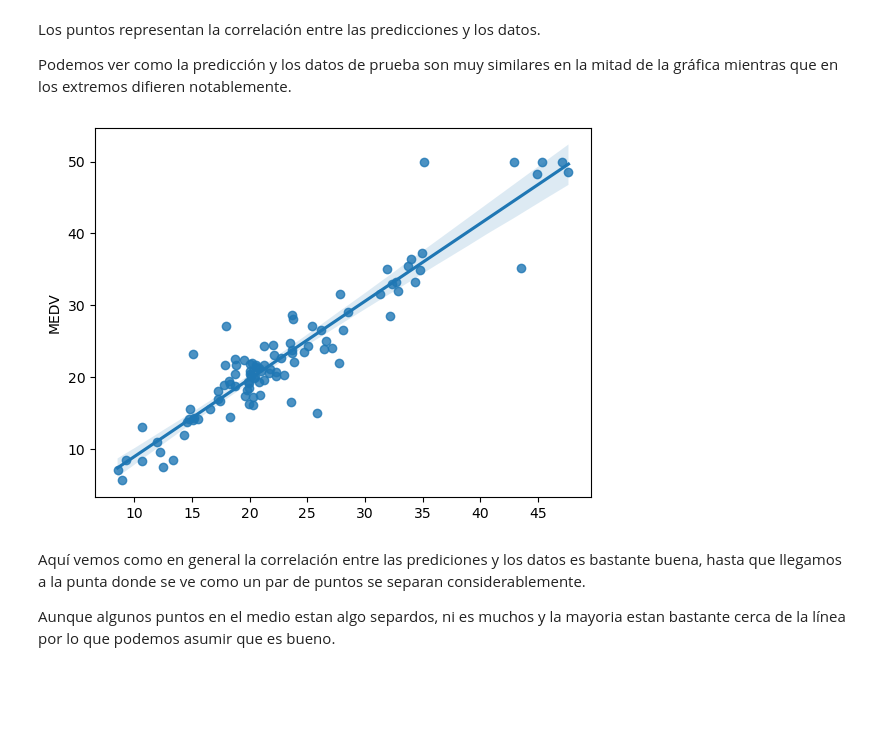
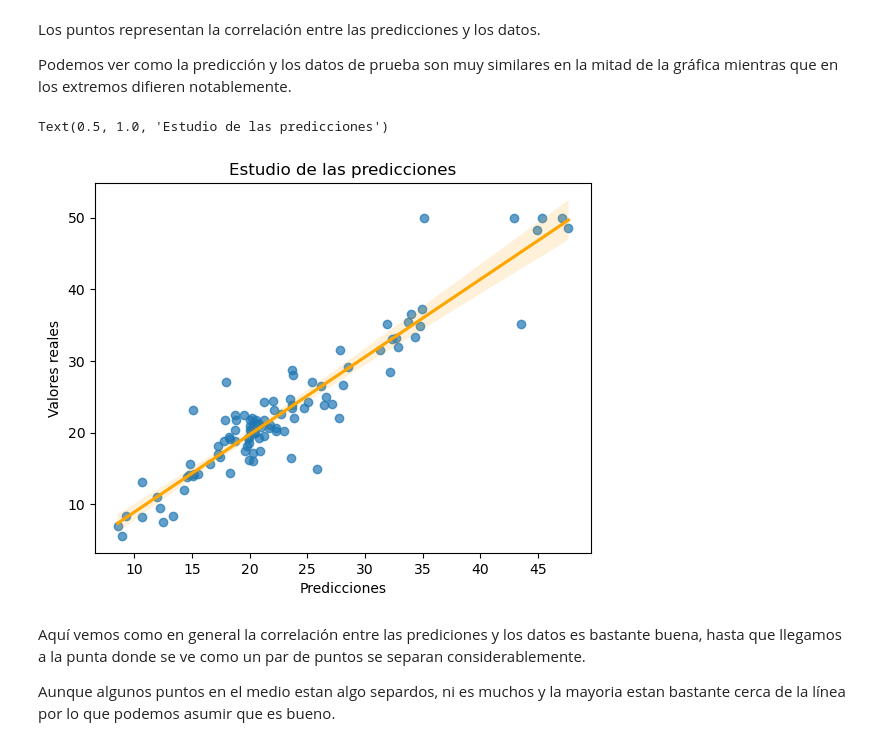
Before and after one commit to LeonBali3110/Sprint_6, a Jupyter notebook: M06.ipynb, the cells around one changed output. Cells and saved outputs as stored; diff of their text form; code cells hidden in the pictures; blank space fills up the shorter version.

```diff
--- a/M06.ipynb
+++ b/M06.ipynb
@@ -243,9 +248,14 @@ Los puntos representan la correlación entre las predicciones y los datos.
 
 Podemos ver como la predicción y los datos de prueba son muy similares en la mitad de la gráfica mientras que en los extremos difieren notablemente.
 # %%
-sns.regplot(x=predictionsRF, y=y_test, data=x_train);
+sns.regplot(x=predictionsRF, y=y_test, data=x_train, scatter_kws={'alpha': 0.7}, line_kws={'color': 'orange'});
+
+plt.xlabel('Predicciones')
+plt.ylabel('Valores reales')
+plt.title('Estudio de las predicciones')
 # %% [output]
+Text(0.5, 1.0, 'Estudio de las predicciones')
-[figure, old version]
+[figure, new version]
 # %% [markdown]
 Aquí vemos como en general la correlación entre las prediciones y los datos es bastante buena, hasta que llegamos a la punta donde se ve como un par de puntos se separan considerablemente.
 
```
Also changed, not shown: parts of 18 cells of this notebook.
